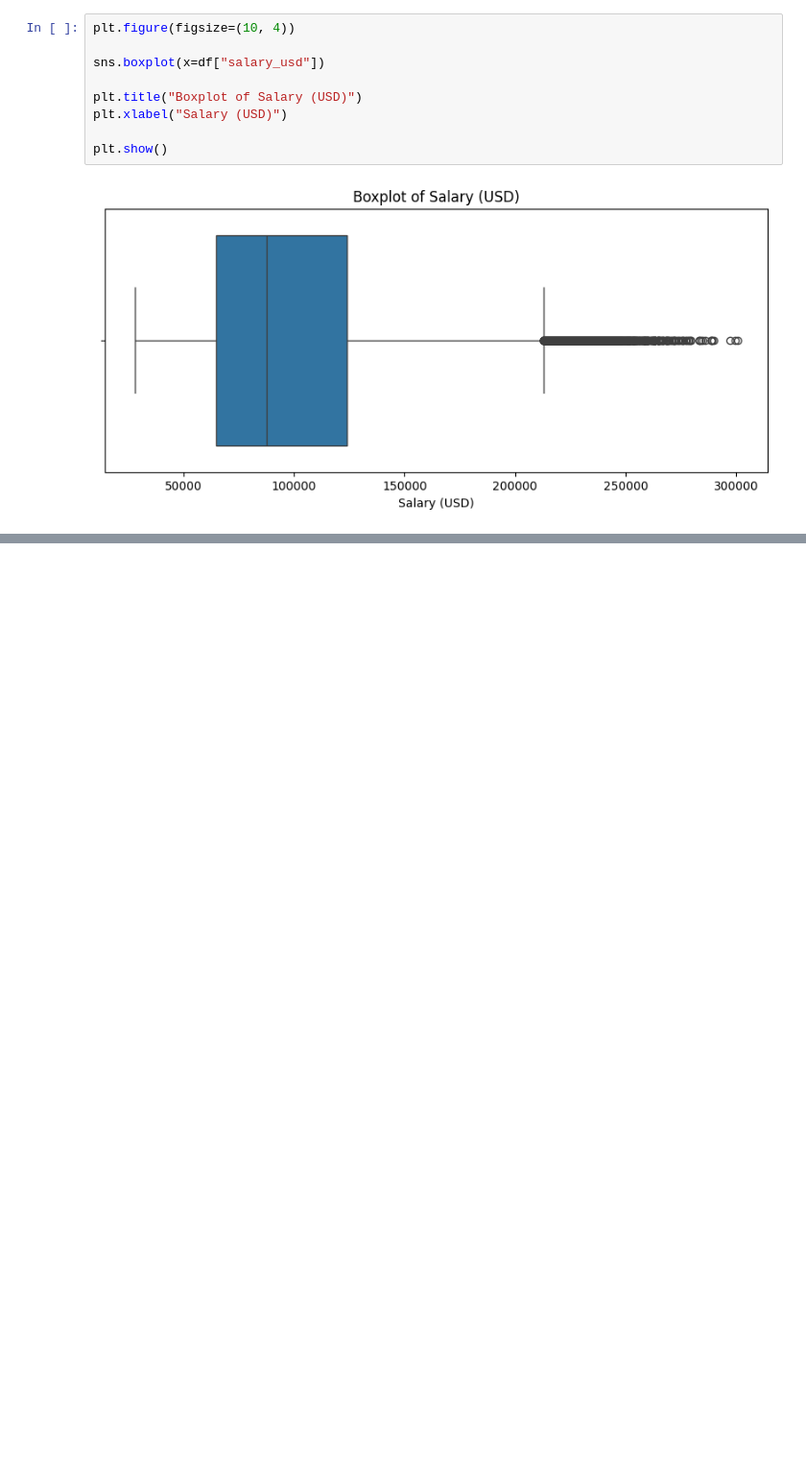
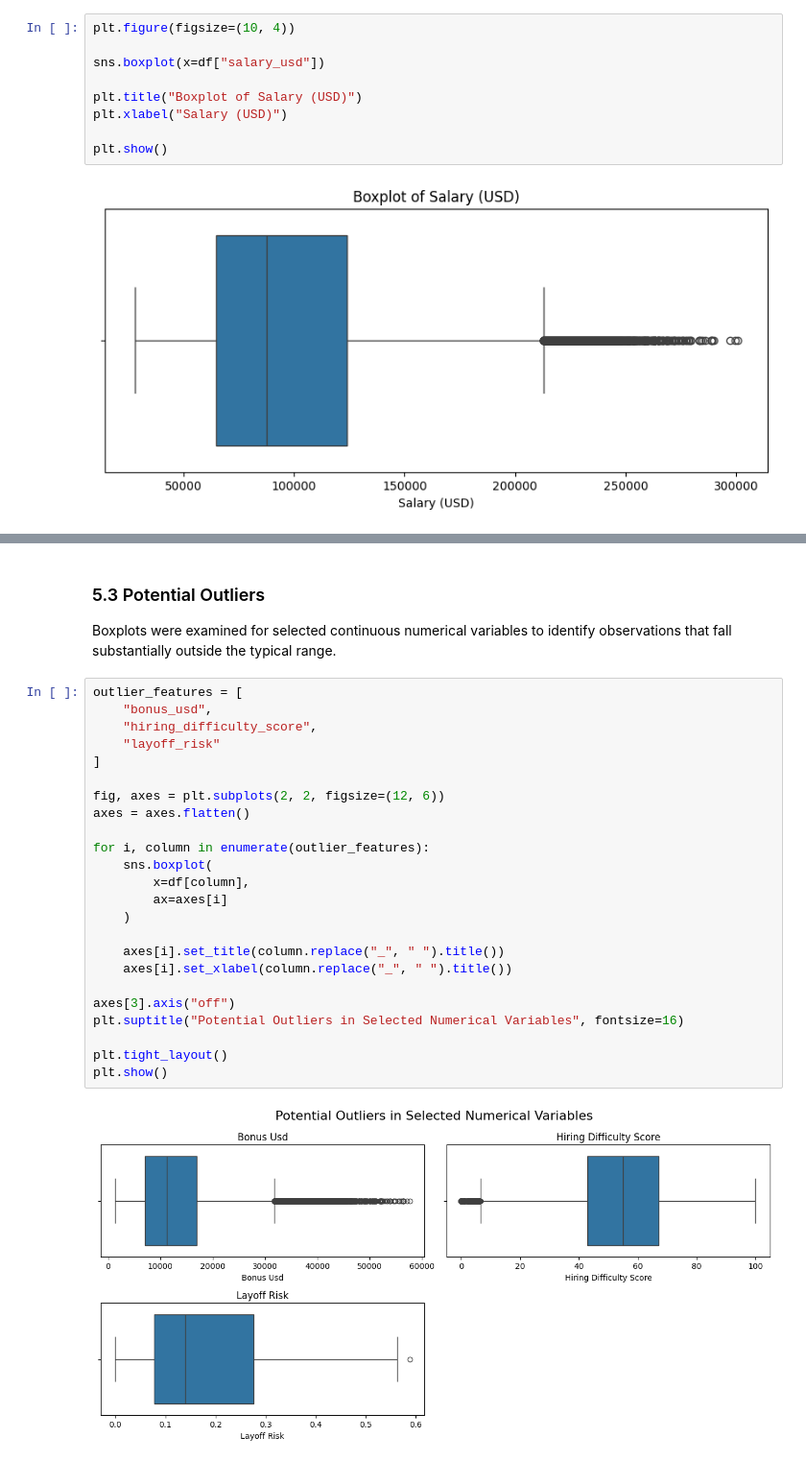
Before and after one commit to 1008tommy/mlops-assignment, a Jupyter notebook: darren/notebooks/eda.ipynb, the cells around one changed output, grey strips where cells are left out. Shown at 96% size. Saved outputs shown, nothing was run; the diff lists cells and outputs as text; blank space fills up the shorter version.

```diff
--- a/darren/notebooks/eda.ipynb
+++ b/darren/notebooks/eda.ipynb
@@ -403,0 +411,30 @@ plt.show()
+# %% [markdown]
+### 5.3 Potential Outliers
+
+Boxplots were examined for selected continuous numerical variables to identify observations that fall substantially outside the typical range.
+# %%
+outlier_features = [
+    "bonus_usd",
+    "hiring_difficulty_score",
+    "layoff_risk"
+]
+
+fig, axes = plt.subplots(2, 2, figsize=(12, 6))
+axes = axes.flatten()
+
+for i, column in enumerate(outlier_features):
+    sns.boxplot(
+        x=df[column],
+        ax=axes[i]
+    )
+
+    axes[i].set_title(column.replace("_", " ").title())
+    axes[i].set_xlabel(column.replace("_", " ").title())
+
+axes[3].axis("off")
+plt.suptitle("Potential Outliers in Selected Numerical Variables", fontsize=16)
+
+plt.tight_layout()
+plt.show()
+# %% [output]
+[figure, added]
```
Also changed, not shown: parts of 31 cells of this notebook.
